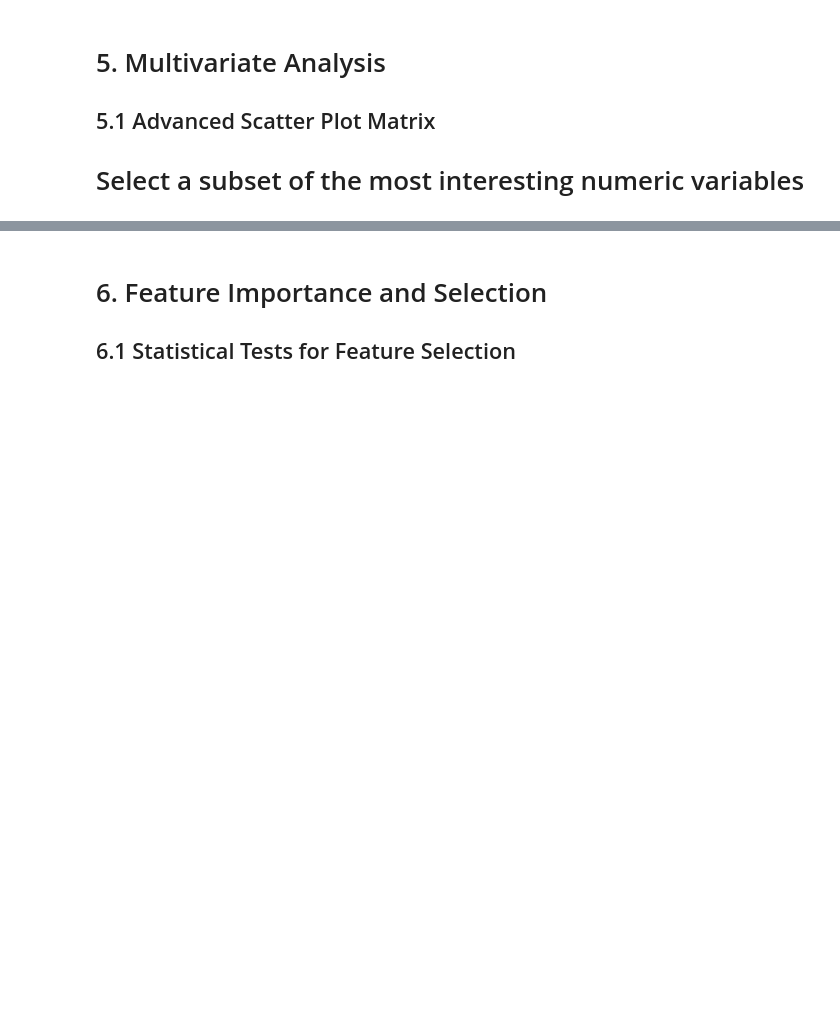
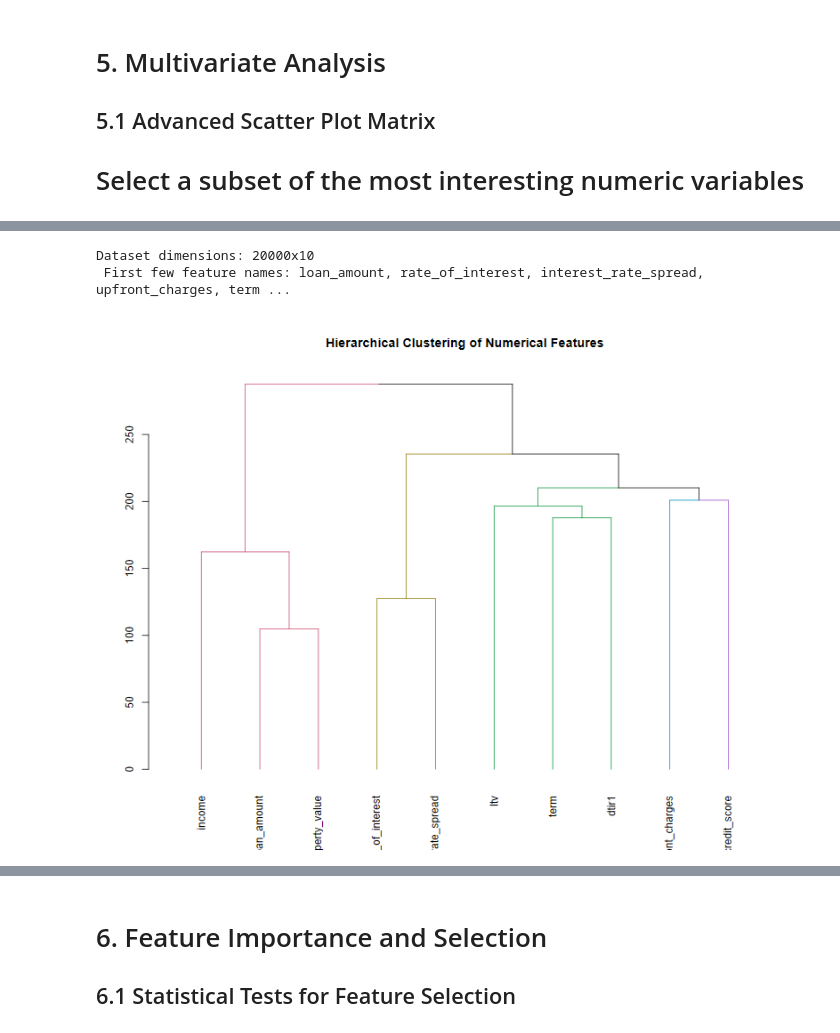
Before and after one commit to Chrisolande/Loan-Default, a Jupyter notebook: loan_data.ipynb, the cells around one changed output, grey strips where cells are left out. Cells and saved outputs as stored; diff of their text form; code cells hidden in the pictures; blank space fills up the shorter version.

```diff
--- a/loan_data.ipynb
+++ b/loan_data.ipynb
@@ -662,0 +501,29 @@ if(length(numeric_cols) > 2 && target_var %in% names(data) && is.factor(data[[ta
+# %%
+num_data <- data %>%
+  select(any_of(numeric_cols))
+
+# Examine the dataset structure
+dim_desc <- paste("Dataset dimensions:", paste(dim(num_data), collapse = "x"))
+feature_desc <- paste("First few feature names:",
+                      paste(colnames(num_data)[1:5], collapse=", "), "...")
+cat(dim_desc, "\n", feature_desc)
+
+## Center and scale the data
+
+loan_scaled <- scale(num_data)
+# %% [output]
+Dataset dimensions: 20000x10
+ First few feature names: loan_amount, rate_of_interest, interest_rate_spread, upfront_charges, term ...
+# %%
+library(dendextend)
+# Hierarchical clustering of features
+feature_dist <- dist(t(loan_scaled))
+feature_hclust <- hclust(feature_dist, method = "ward.D2")
+feature_dend <- as.dendrogram(feature_hclust)
+feature_dend <- color_branches(feature_dend, k = 5)
+
+# Create clustering visualization
+plot(feature_dend, main = "Hierarchical Clustering of Numerical Features",
+     xlab = "", sub = "")
+# %% [output]
+[figure, added]
```
Also changed, not shown: parts of 13 cells of this notebook.
